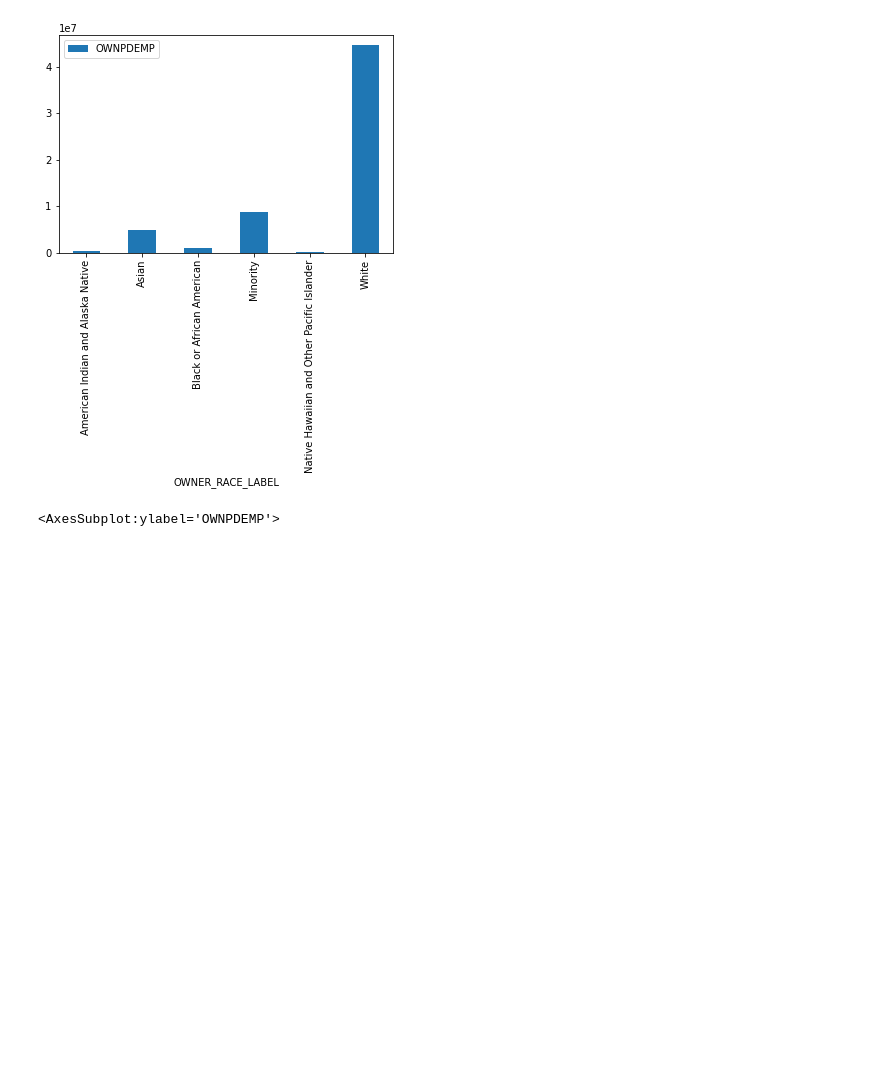
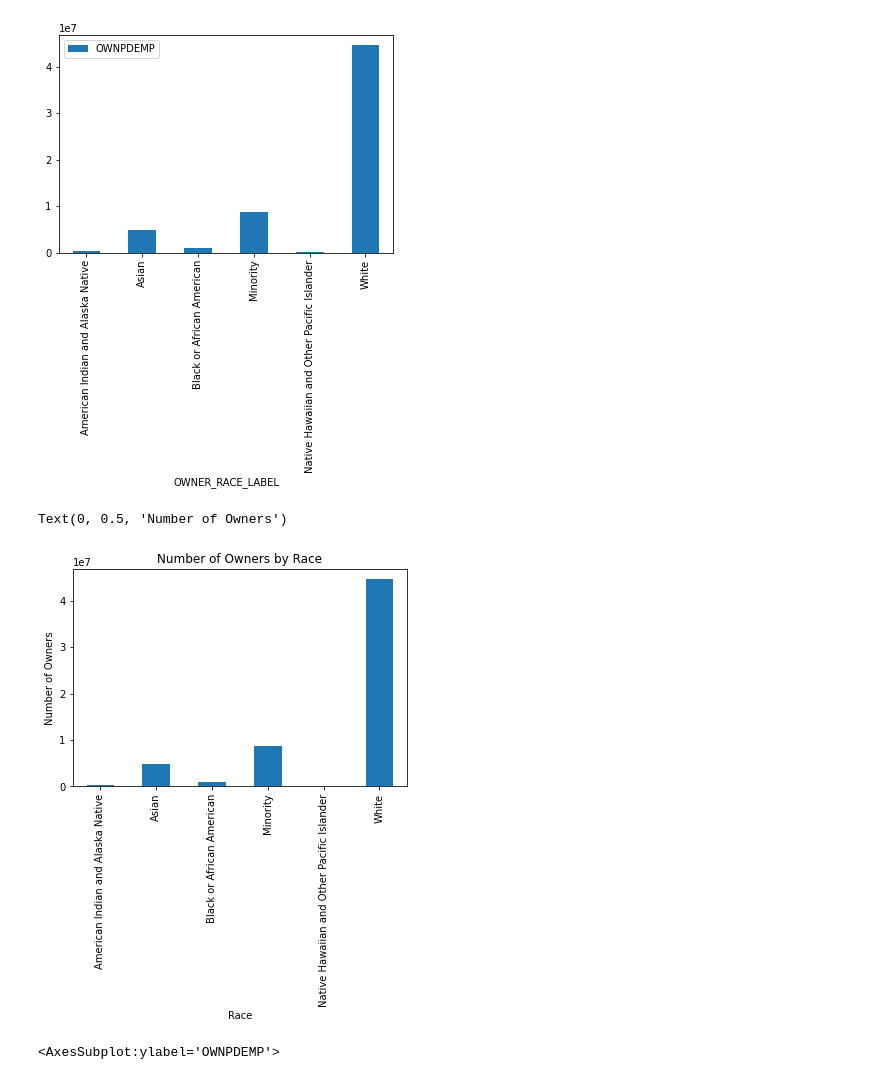
Before and after one commit to bethvanderhoek/business-census-exercise, a Jupyter notebook: census-business.ipynb, the cells around one changed output. Cells and saved outputs as stored; diff of their text form; code cells hidden in the pictures; blank space fills up the shorter version.

Commit message:
this is new readme and some more graphs created

```diff
--- a/census-business.ipynb
+++ b/census-business.ipynb
@@ -49,6 +47,14 @@ owner_race.plot(kind='bar', legend =True)
 # %% [output]
 <AxesSubplot:xlabel='OWNER_RACE_LABEL'>
 [figure]
+# %%
+
+ax = owner_race.plot(title = 'Number of Owners by Race', kind='bar')
+ax.set_xlabel('Race')
+ax.set_ylabel('Number of Owners')
+# %% [output]
+Text(0, 0.5, 'Number of Owners')
+[figure, added]
 # %%
 owner_race_number.drop(owner_race_number[owner_race_number['OWNER_SEX_LABEL'] == 'All owners of respondent firms'].index, inplace = True)
 owner_gender = owner_race_number.groupby('OWNER_SEX_LABEL')['OWNPDEMP'].sum()
```
Also changed, not shown: parts of 9 cells of this notebook, 3 other files.
